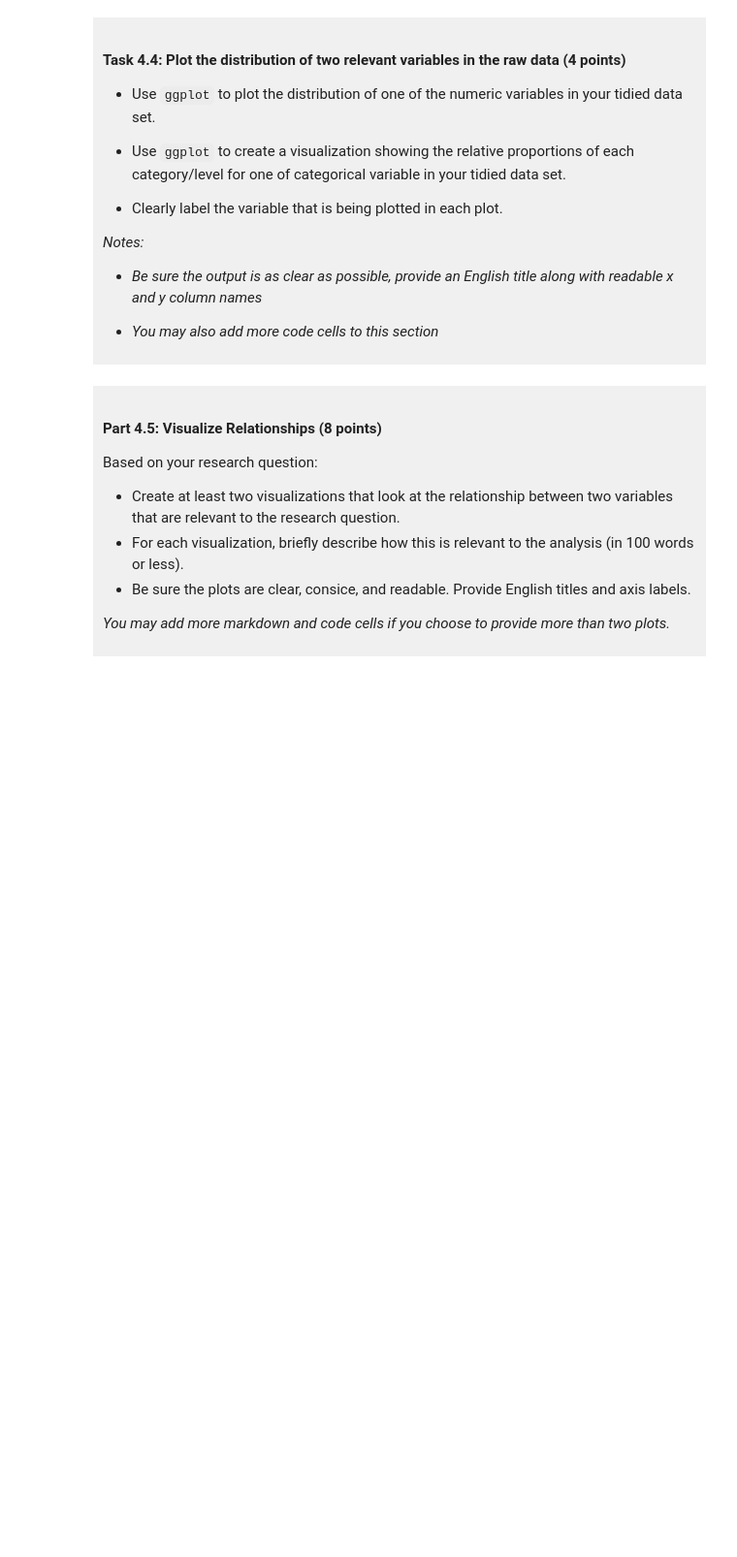
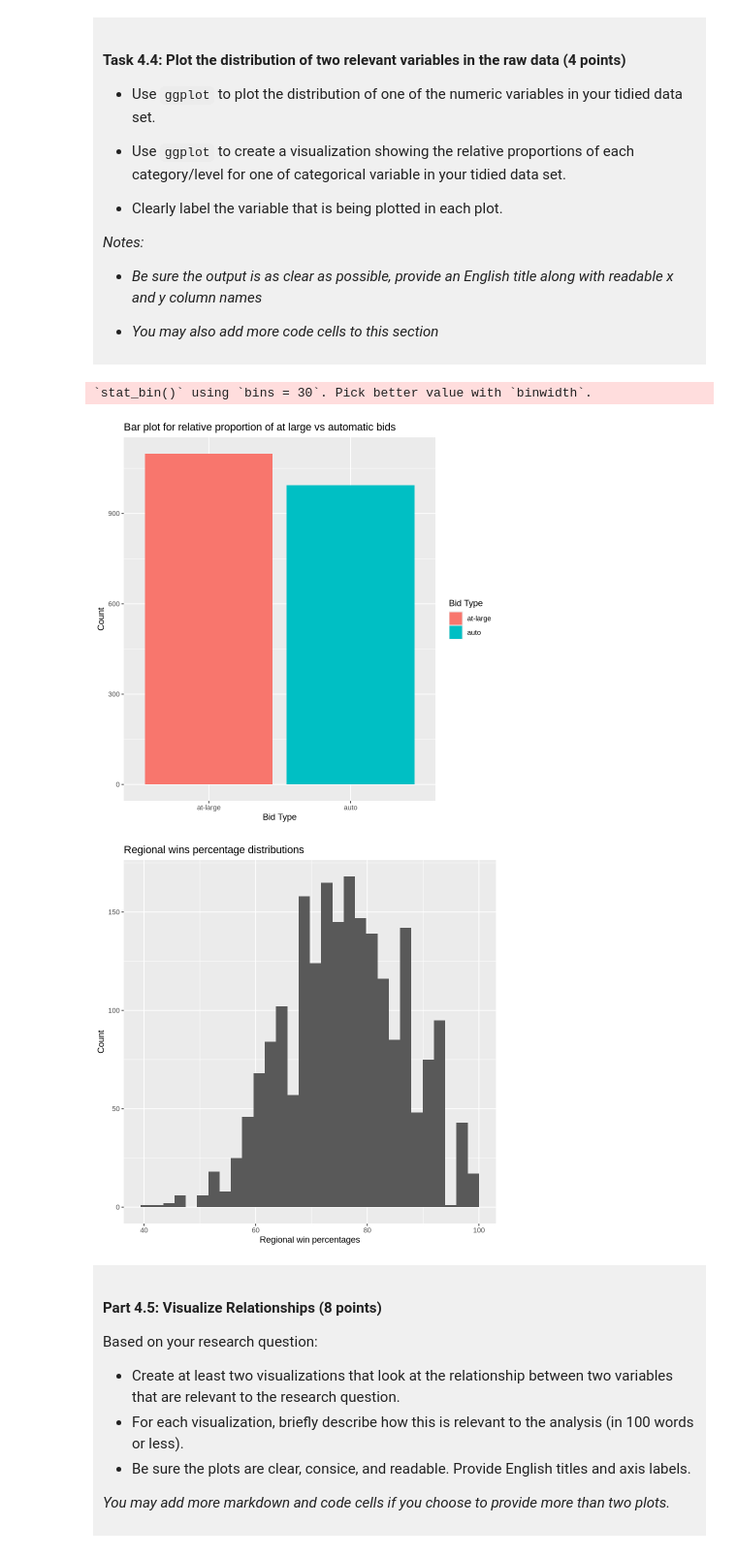
Before and after one commit to mngrindacc/dsci-100-project-minh-nguyen, a Jupyter notebook: dsci-100-project-notebook.ipynb, the cells around one changed output. Shown at 97% size. Drawn from its saved outputs; the diff is of its cells as text; code cells hidden in the pictures; blank space fills up the shorter version.

```diff
--- a/dsci-100-project-notebook.ipynb
+++ b/dsci-100-project-notebook.ipynb
@@ -319,4 +360,22 @@ You will refine your research question (if needed) and produce a tidy data set.
 
 </div>
 # %%
-### EDIT THIS CODE CELL FOR PLOT 1 ###
+women_distribution <- women_tidy|>
+ggplot(aes(x=reg_wins_pct))+ #this tells R that we want to create a graph with regional win percentages on the x axis
+geom_histogram()+ #this tells R that we want to create a histogram
+labs(x="Regional win percentages",y="Count")+ #this adds lables to our axis
+ggtitle("Regional wins percentage distributions") #this adds a title to the graph
+
+women_bar <- women_tidy|>
+ggplot(aes(x=bid,fill=bid))+ #this tells R that we want to create a graph with bid on the x axis and colour it based
+#on the bid variable
+geom_bar()+ #this tells R that we want to create a bar plot
+labs(x="Bid Type", y="Count",fill="Bid Type")+ #this adds labels to our axis and legend
+ggtitle("Bar plot for relative proportion of at large vs automatic bids") #this adds a title to our graph
+
+women_bar
+women_plot
+# %% [output]
+`stat_bin()` using `bins = 30`. Pick better value with `binwidth`.
+[figure, added]
+[figure, added]
```
Also changed, not shown: parts of 14 cells of this notebook.
